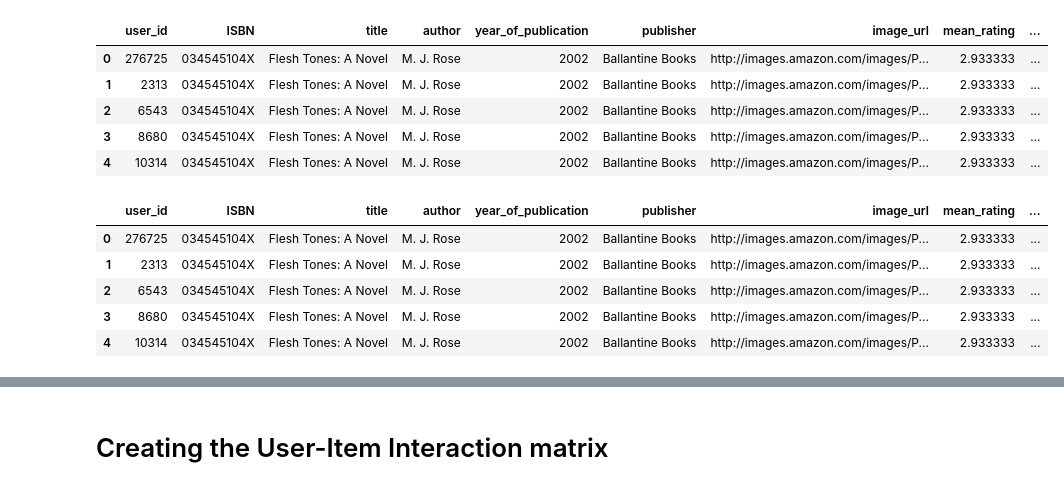
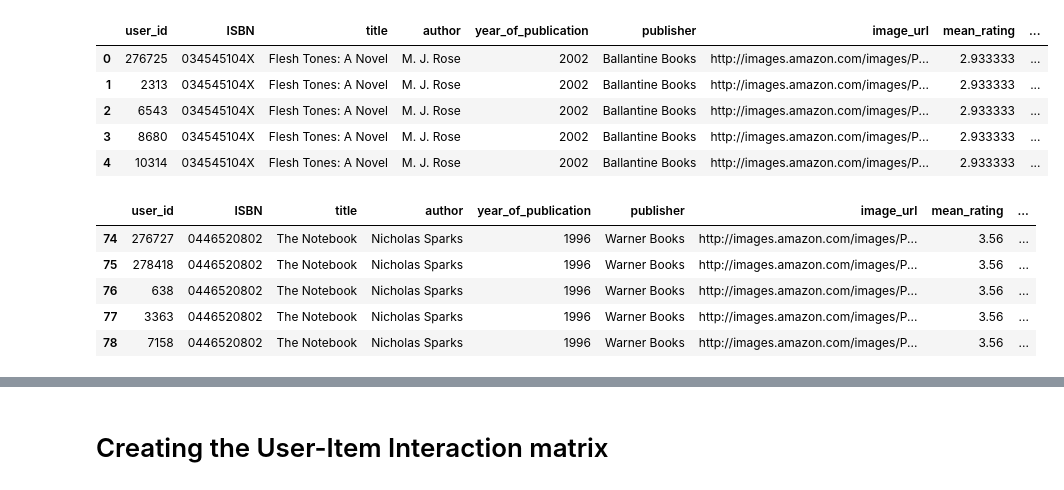
Before and after one commit to Eakta08/Book-Recommender-System, a Jupyter notebook: Book Recommender.ipynb, the cells around one changed output, grey strips where cells are left out. Cells and saved outputs as stored; diff of their text form; code cells hidden in the pictures.

```diff
--- a/Book Recommender.ipynb
+++ b/Book Recommender.ipynb
@@ -260,9 +260,9 @@ Name: ISBN, Length: 340556, dtype: int64
 # %% [markdown]
 # Merge the datasets
 # %%
-# users who had at least rated more than 100 or 100 books
+# users who had at least rated more than 150
 count = ratings['book_rating'].value_counts()
-ratings = ratings[ratings['book_rating'].isin(count[count >= 100].index)]
+ratings = ratings[ratings['book_rating'].isin(count[count >= 150].index)]
 # %%
 ratings
 # %% [output]
@@ -312,16 +312,16 @@ final_df.head()
 | 3 | 8680 | 034545104X | Flesh Tones: A Novel | M. J. Rose | 2002 | Ballantine Books | http://images.amazon.com/images/P... | 2.933333 | ... |
 | 4 | 10314 | 034545104X | Flesh Tones: A Novel | M. J. Rose | 2002 | Ballantine Books | http://images.amazon.com/images/P... | 2.933333 | ... |
 # %%
-# books which got at least 50 rating of user
-final_df=final_df[final_df.no_of_ratings>=50]
+# books which got at least 100 rating of user
+final_df=final_df[final_df.no_of_ratings>=100]
 final_df.head()
 # %% [output]
 |  | user_id | ISBN | title | author | year_of_publication | publisher | image_url | mean_rating | ... |
-| 0 | 276725 | 034545104X | Flesh Tones: A Novel | M. J. Rose | 2002 | Ballantine Books | http://images.amazon.com/images/P... | 2.933333 | ... |
-| 1 | 2313 | 034545104X | Flesh Tones: A Novel | M. J. Rose | 2002 | Ballantine Books | http://images.amazon.com/images/P... | 2.933333 | ... |
-| 2 | 6543 | 034545104X | Flesh Tones: A Novel | M. J. Rose | 2002 | Ballantine Books | http://images.amazon.com/images/P... | 2.933333 | ... |
-| 3 | 8680 | 034545104X | Flesh Tones: A Novel | M. J. Rose | 2002 | Ballantine Books | http://images.amazon.com/images/P... | 2.933333 | ... |
-| 4 | 10314 | 034545104X | Flesh Tones: A Novel | M. J. Rose | 2002 | Ballantine Books | http://images.amazon.com/images/P... | 2.933333 | ... |
+| 74 | 276727 | 0446520802 | The Notebook | Nicholas Sparks | 1996 | Warner Books | http://images.amazon.com/images/P... | 3.56 | ... |
+| 75 | 278418 | 0446520802 | The Notebook | Nicholas Sparks | 1996 | Warner Books | http://images.amazon.com/images/P... | 3.56 | ... |
+| 76 | 638 | 0446520802 | The Notebook | Nicholas Sparks | 1996 | Warner Books | http://images.amazon.com/images/P... | 3.56 | ... |
+| 77 | 3363 | 0446520802 | The Notebook | Nicholas Sparks | 1996 | Warner Books | http://images.amazon.com/images/P... | 3.56 | ... |
+| 78 | 7158 | 0446520802 | The Notebook | Nicholas Sparks | 1996 | Warner Books | http://images.amazon.com/images/P... | 3.56 | ... |
 # %%
 final_df.shape
 # %% [output]
```
Also changed, not shown: parts of 22 cells of this notebook, 1 other file.
